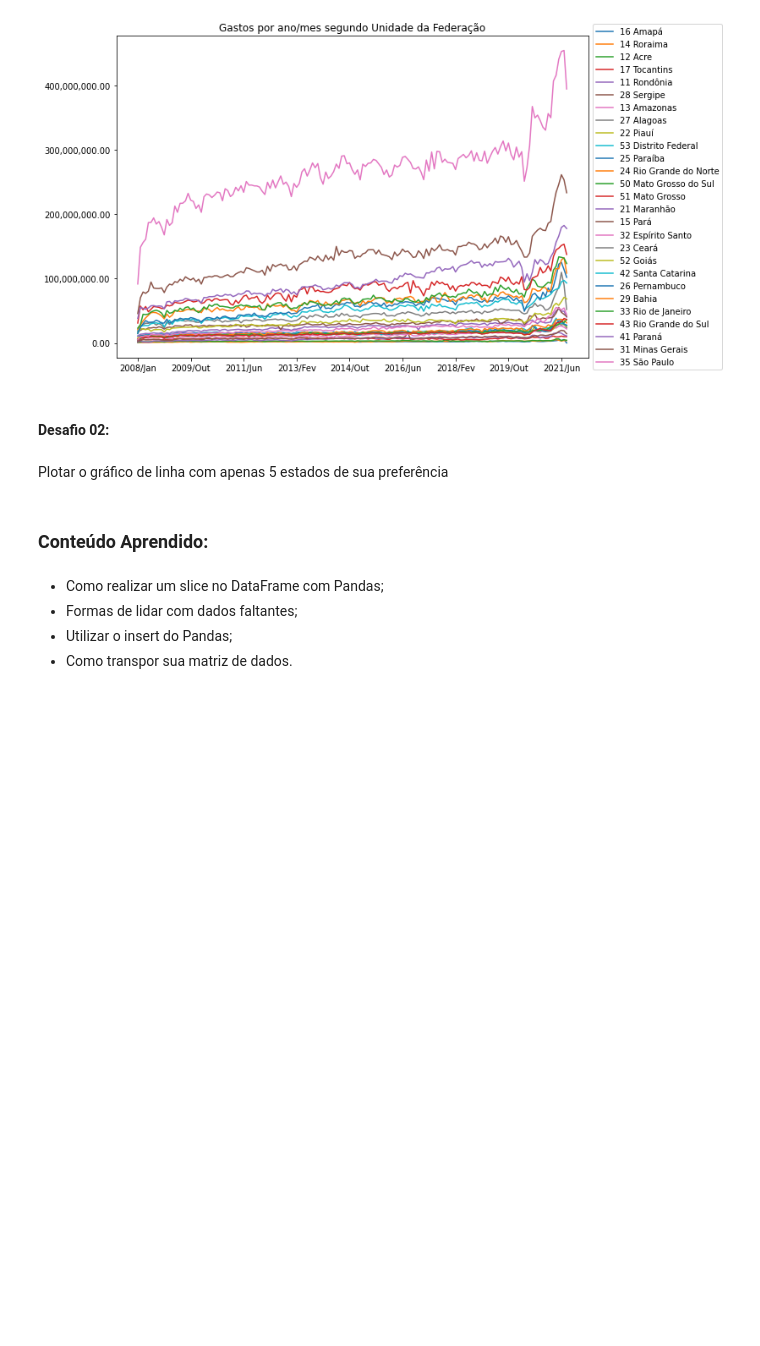
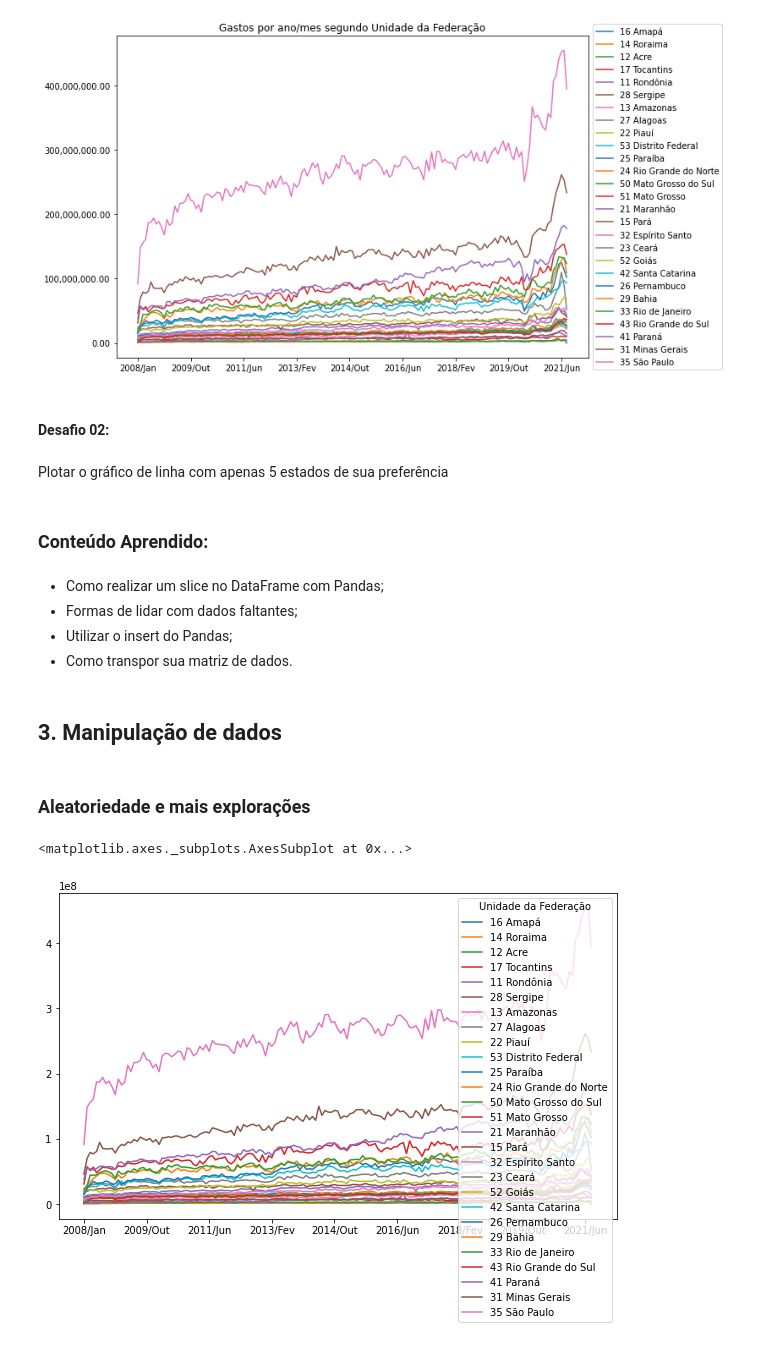
Before and after one commit to mvabreu/bootcamp_datascience, a Jupyter notebook: Notebooks/modulo_1.ipynb, the cells around one changed output. Drawn from its saved outputs; the diff is of its cells as text; code cells hidden in the pictures; blank space fills up the shorter version.

```diff
--- a/Notebooks/modulo_1.ipynb
+++ b/Notebooks/modulo_1.ipynb
@@ -326,3 +335,13 @@ Plotar o gráfico de linha com apenas 5 estados de sua preferência
 * Formas de lidar com dados faltantes;
 * Utilizar o insert do Pandas;
 * Como transpor sua matriz de dados.
+# %% [markdown]
+## 3. Manipulação de dados
+# %% [markdown]
+### Aleatoriedade e mais explorações
+# %%
+usaveis.T.plot(figsize=(10,6))
+# A quantidade de estados e a palete de cores não ajuda na visualização dos dados
+# %% [output]
+<matplotlib.axes._subplots.AxesSubplot at 0x...>
+[figure, added]
```
Also changed, not shown: parts of 54 cells of this notebook.
